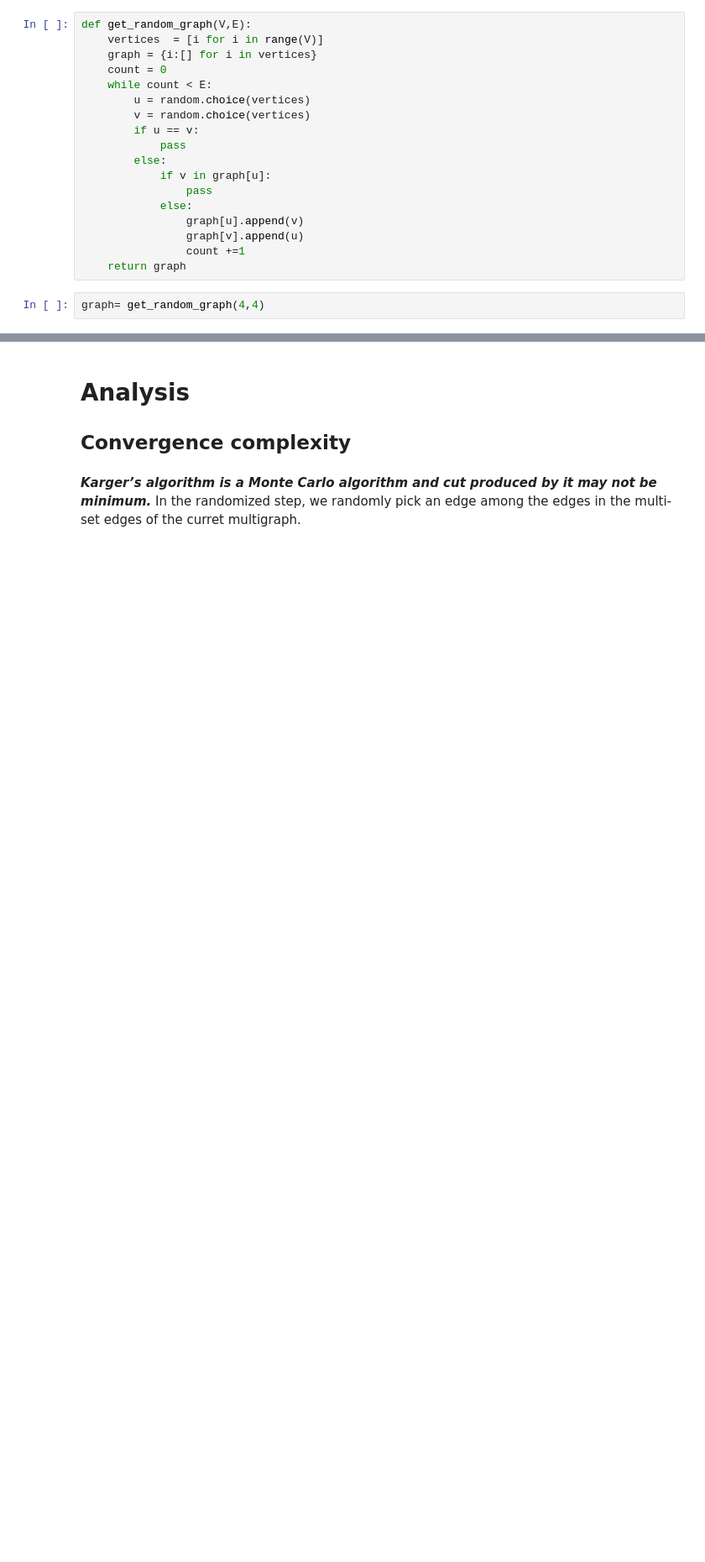
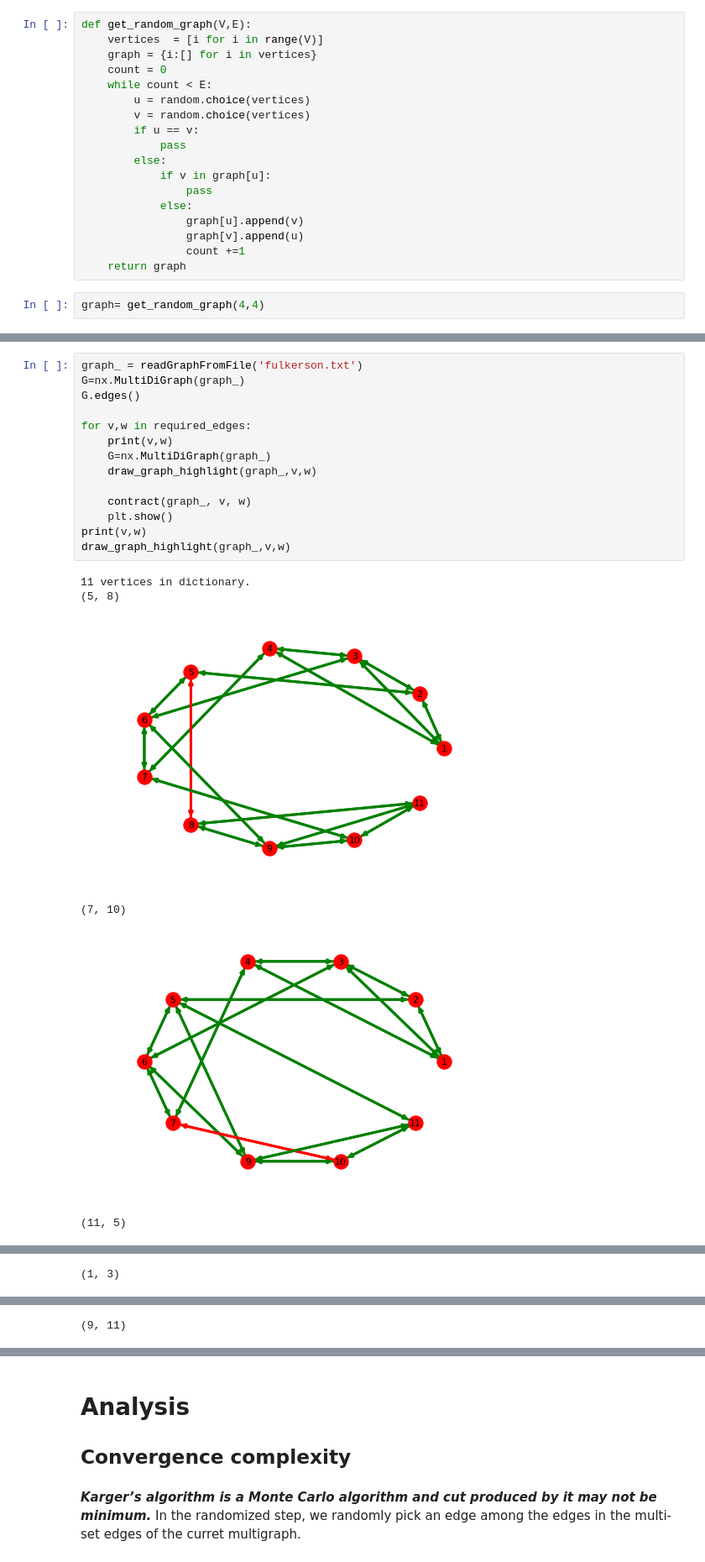
Before and after one commit to ameykpatel/Karger, a Jupyter notebook: Karger_.ipynb, the cells around one changed output, grey strips where cells are left out. Shown at 84% size. Drawn from its saved outputs; the diff is of its cells as text; blank space fills up the shorter version.

```diff
--- a/Karger_.ipynb
+++ b/Karger_.ipynb
@@ -153,0 +189,21 @@ print(required_edges)
+# %%
+graph_ = readGraphFromFile('fulkerson.txt')
+G=nx.MultiDiGraph(graph_)
+G.edges()
+
+for v,w in required_edges:
+    print(v,w)
+    G=nx.MultiDiGraph(graph_)
+    draw_graph_highlight(graph_,v,w)
+
+    contract(graph_, v, w)
+    plt.show()
+print(v,w)
+draw_graph_highlight(graph_,v,w)
+# %% [output]
+11 vertices in dictionary.
+(5, 8)
+[figure, added]
+(7, 10)
+[figure, added]
+(11, 5)
@@ -153,0 +211 @@ print(required_edges)
+(1, 3)
@@ -153,0 +213 @@ print(required_edges)
+(9, 11)
```
Also changed, not shown: parts of 22 cells of this notebook, 3 other files.
